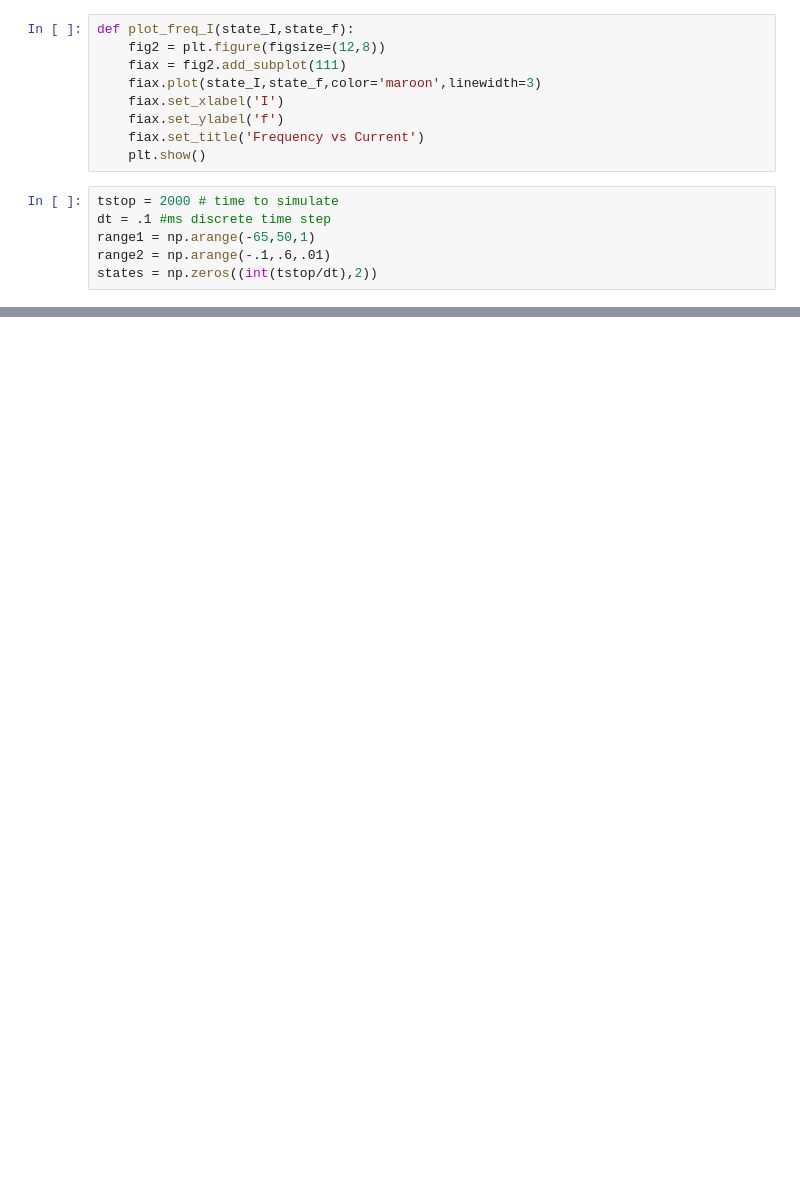
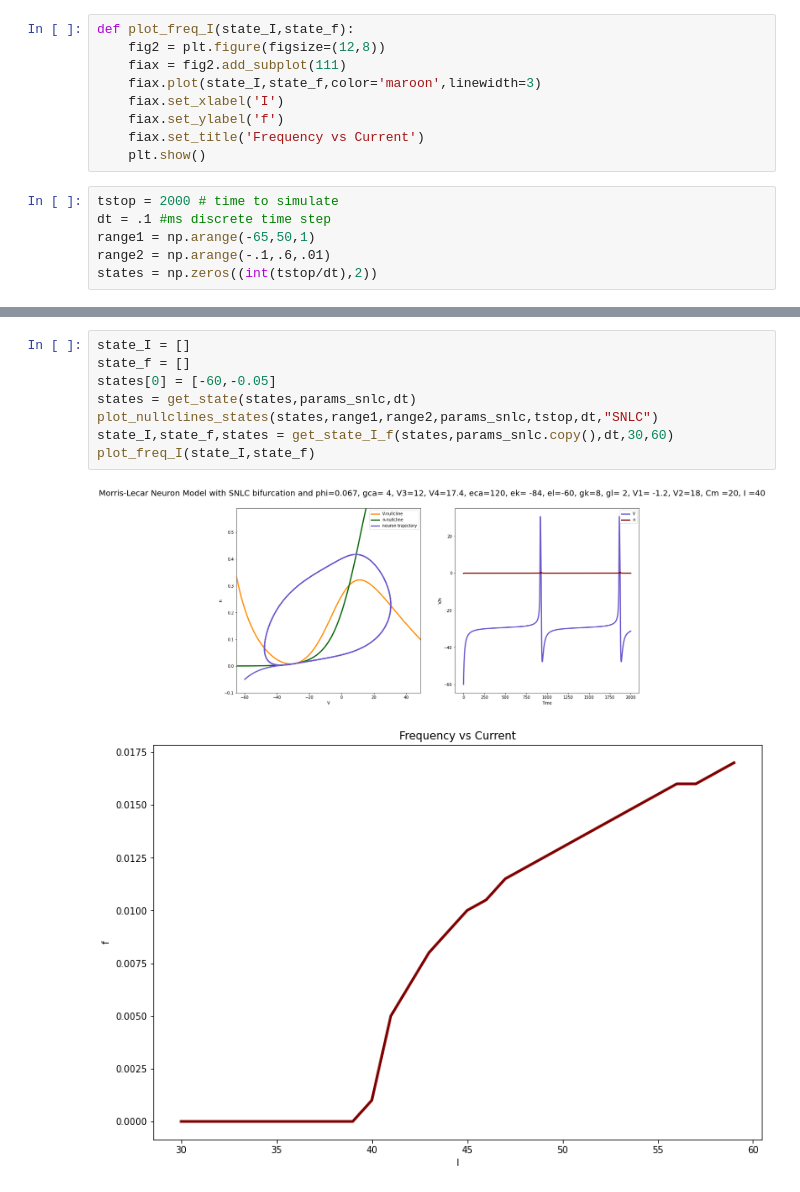
Before and after one commit to samar2605/Computational-Neuroscience, a Jupyter notebook: Morris_Lecar.ipynb, the cells around one changed output, grey strips where cells are left out. Saved outputs shown, nothing was run; the diff lists cells and outputs as text; blank space fills up the shorter version.

```diff
--- a/Morris_Lecar.ipynb
+++ b/Morris_Lecar.ipynb
@@ -123,0 +145,11 @@ params_homoclinic = [0.23,4,12,17.4,120,-84,-60,8,2,-1.2,18,20,40] #Homoclinic
+# %%
+state_I = []
+state_f = []
+states[0] = [-60,-0.05]
+states = get_state(states,params_snlc,dt)
+plot_nullclines_states(states,range1,range2,params_snlc,tstop,dt,"SNLC")
+state_I,state_f,states = get_state_I_f(states,params_snlc.copy(),dt,30,60)
+plot_freq_I(state_I,state_f)
+# %% [output]
+[figure, added]
+[figure, added]
```
Also changed, not shown: parts of 9 cells of this notebook.
